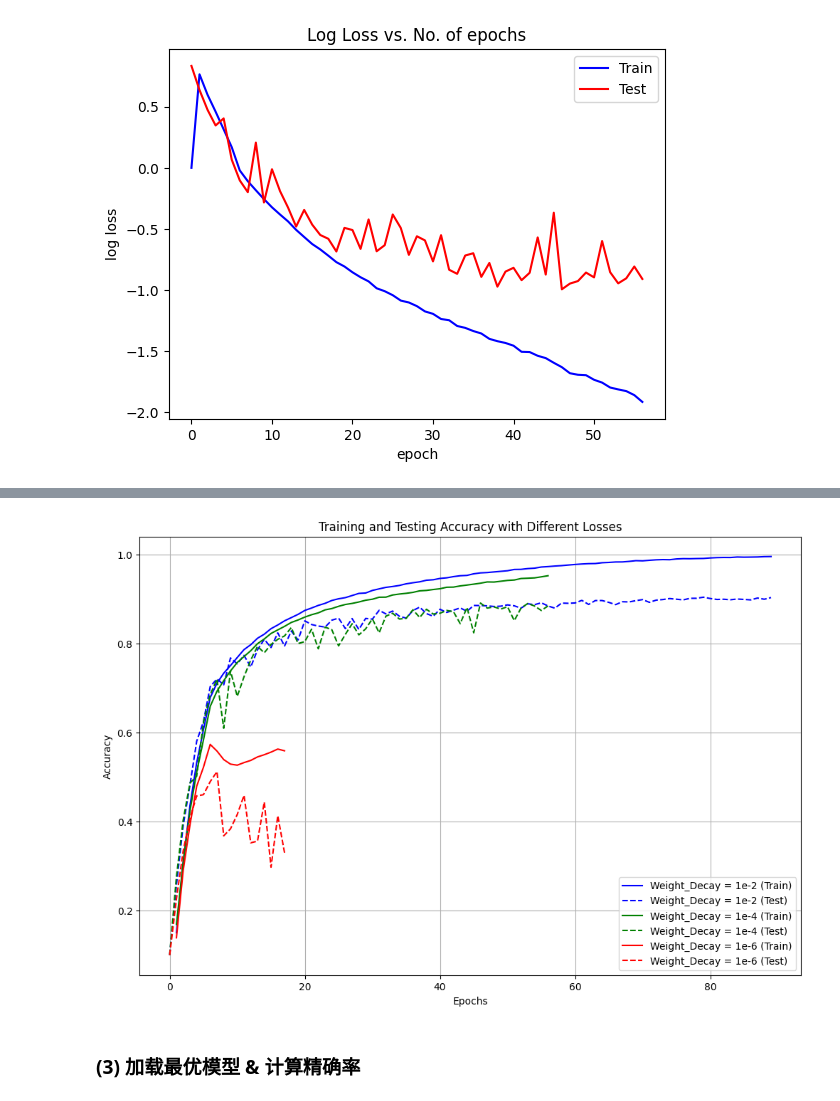
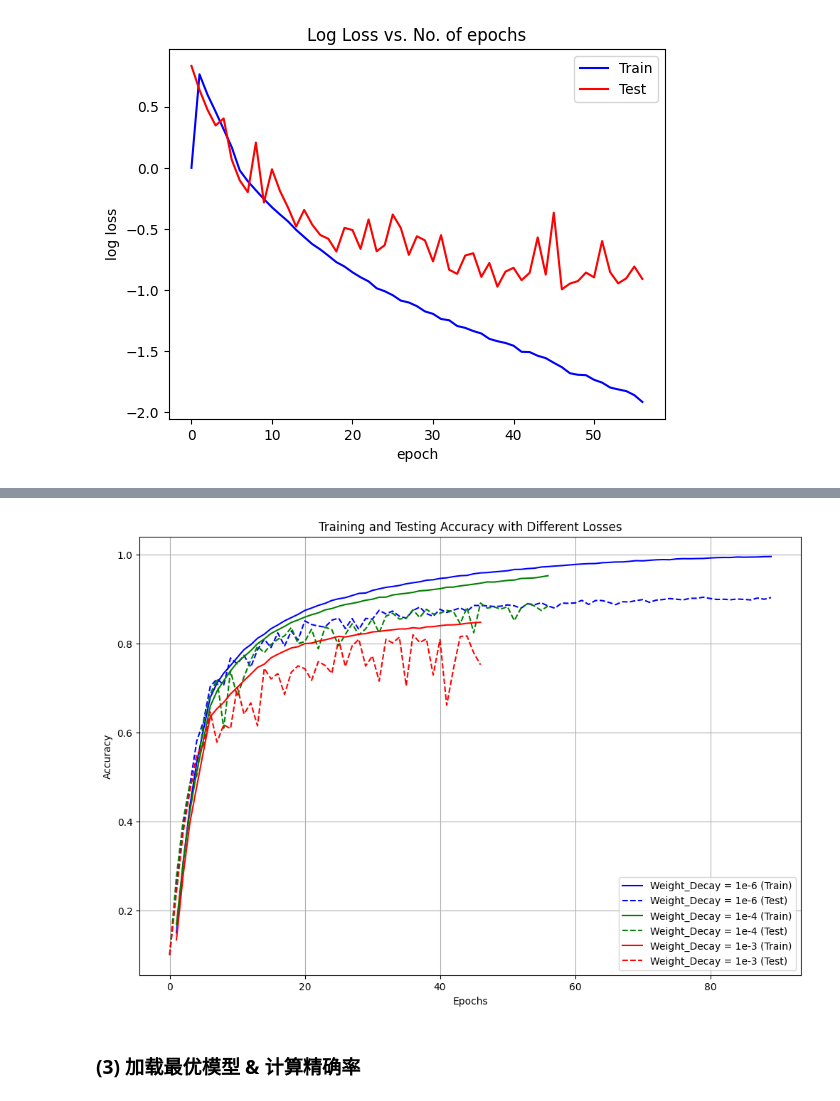
Before and after one commit to Snivallus/Neural-Network-Project-2, a Jupyter notebook: different_loss.ipynb, the cells around one changed output, grey strips where cells are left out. Saved outputs shown, nothing was run; the diff lists cells and outputs as text; code cells hidden in the pictures.

Commit message:
fix legend mixup in the figure

```diff
--- a/different_loss.ipynb
+++ b/different_loss.ipynb
@@ -295,7 +295,7 @@ Early stopping——training halted.
 # %%
 # 最优模型的保存路径
 best_model_path_2 = "./saved_weights/different_loss/best_model_2.pth"
-weight_decay_2 = 1e-2
+weight_decay_2 = 1e-3
 
 # 检查目录是否存在, 如果不存在, 则创建
 if not os.path.exists(os.path.dirname(best_model_path_2)):
@@ -377,38 +377,38 @@ plot_log_loss(history_2)
 test_acc_0 = [x['test_acc'] for x in history_0]
 train_acc_0 = [x.get('train_acc') for x in history_0]
 
 # Data for model 1
 test_acc_1 = [x['test_acc'] for x in history_1]
 train_acc_1 = [x.get('train_acc') for x in history_1]
 
 # Data for model 2
 test_acc_2 = [x['test_acc'] for x in history_2]
 train_acc_2 = [x.get('train_acc') for x in history_2]
 
 # Plotting
 plt.figure(figsize=(12, 8))
 
 # Model 0
-plt.plot(train_acc_0, label='Weight_Decay = 1e-2 (Train)', color='blue', linestyle='-')
-plt.plot(test_acc_0, label='Weight_Decay = 1e-2 (Test)', color='blue', linestyle='--')
+plt.plot(train_acc_0, label='Weight_Decay = 1e-6 (Train)', color='blue', linestyle='-')
+plt.plot(test_acc_0, label='Weight_Decay = 1e-6 (Test)', color='blue', linestyle='--')
 
 # Model 1
 plt.plot(train_acc_1, label='Weight_Decay = 1e-4 (Train)', color='green', linestyle='-')
 plt.plot(test_acc_1, label='Weight_Decay = 1e-4 (Test)', color='green', linestyle='--')
 
 # Model 2
-plt.plot(train_acc_2, label='Weight_Decay = 1e-6 (Train)', color='red', linestyle='-')
-plt.plot(test_acc_2, label='Weight_Decay = 1e-6 (Test)', color='red', linestyle='--')
+plt.plot(train_acc_2, label='Weight_Decay = 1e-3 (Train)', color='red', linestyle='-')
+plt.plot(test_acc_2, label='Weight_Decay = 1e-3 (Test)', color='red', linestyle='--')
 
 plt.title('Training and Testing Accuracy with Different Losses')
 plt.xlabel('Epochs')
 plt.ylabel('Accuracy')
 plt.legend()
 plt.grid(True)
 plt.savefig('./figures/accuracy_different_loss.pdf', dpi=300)
 plt.show()
 # %% [output]
-[figure, old version]
+[figure, new version]
 # %% [markdown]
 ### (3) 加载最优模型 & 计算精确率
 # %%
```
Also changed, not shown: parts of 3 cells of this notebook, 4 other files.
